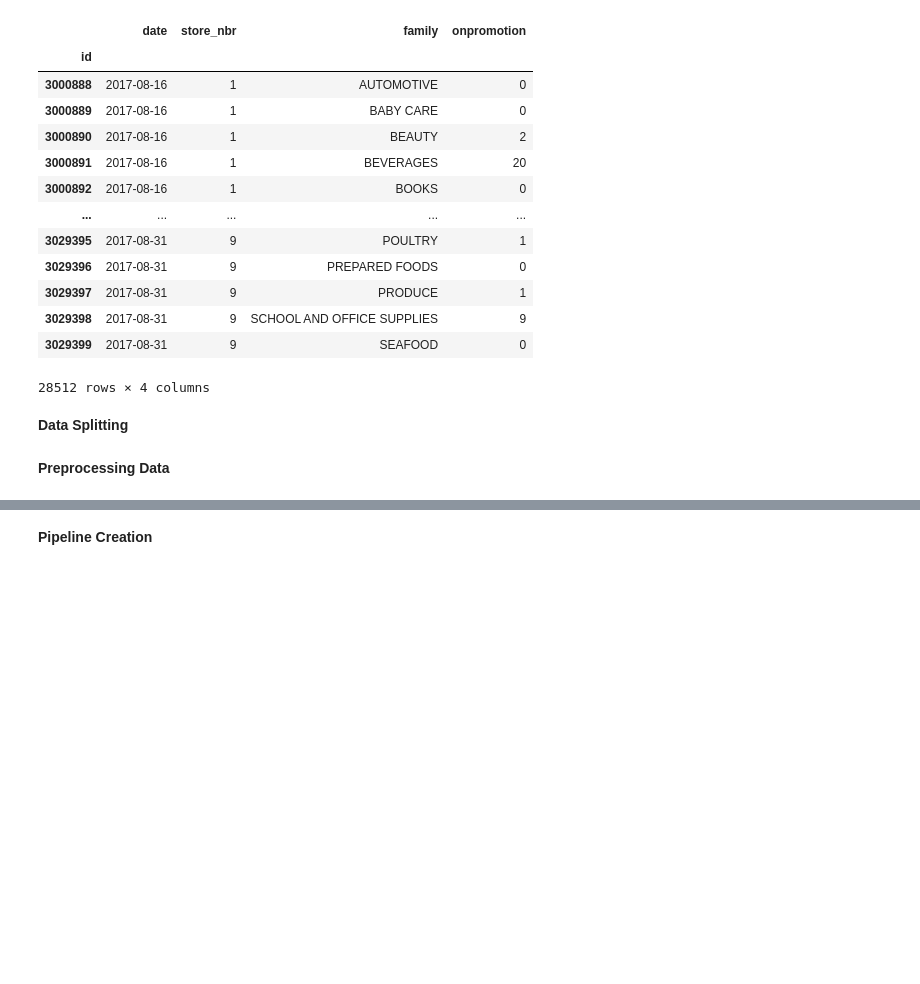
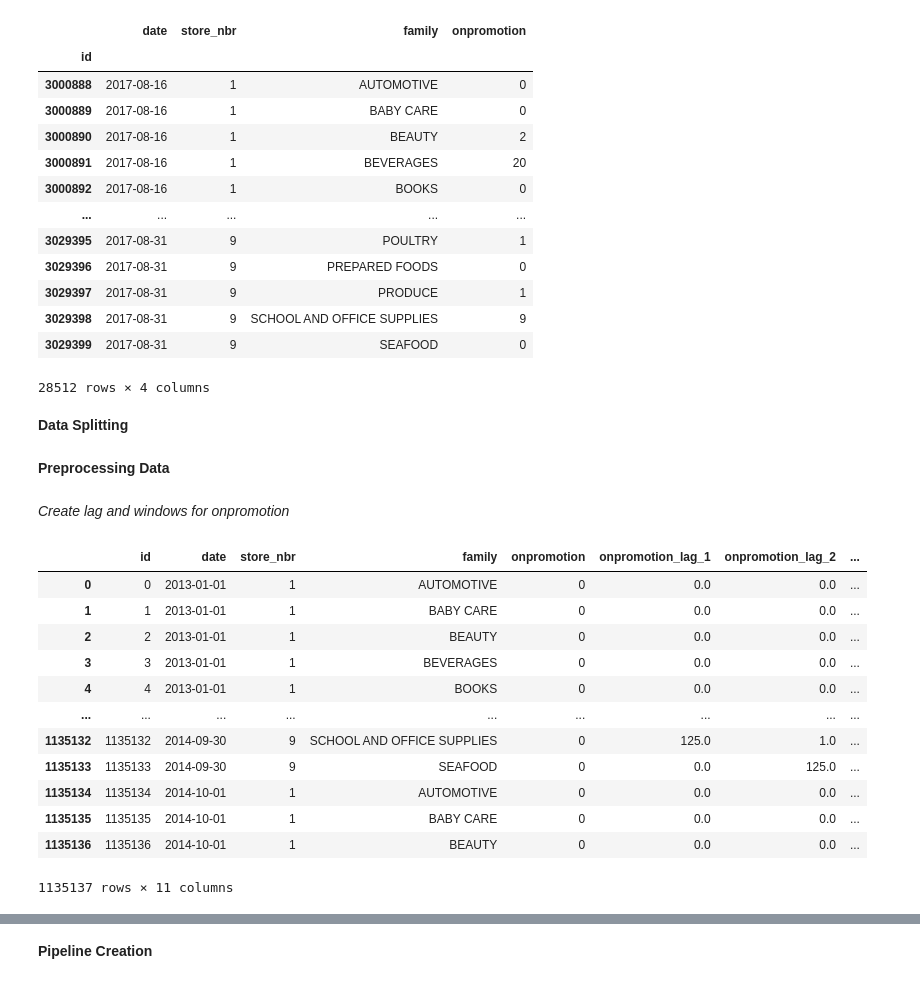
Before and after one commit to cartwatson/cs4320-group-proj, a Jupyter notebook: CS4320_Group_Proj.ipynb, the cells around one changed output, grey strips where cells are left out. Saved outputs shown, nothing was run; the diff lists cells and outputs as text; code cells hidden in the pictures; blank space fills up the shorter version.

Commit message:
add data preprocessing for lag and windows on promotion and weekend/holiday information

```diff
--- a/CS4320_Group_Proj.ipynb
+++ b/CS4320_Group_Proj.ipynb
@@ -72,3 +73,39 @@ y_train = train_df['sales']
 x_test = test_df.loc[:, test_df.columns != 'sales']
 # %% [markdown]
 **Preprocessing Data**
+# %% [markdown]
+*Create lag and windows for onpromotion*
+# %%
+# Creating lag features for the 'onpromotion' column for the past 3 days
+for lag in range(1, 4):  # 3 lags
+    x_train[f"onpromotion_lag_{lag}"] = x_train["onpromotion"].shift(lag)
+
+# Creating rolling window average and sum for the 'onpromotion' column for the past 7 days
+x_train["onpromotion_rolling_avg_7"] = x_train["onpromotion"].rolling(window=7).mean()
+x_train["onpromotion_rolling_sum_7"] = x_train["onpromotion"].rolling(window=7).sum()
+
+# Compute rate of change with a check for zero in the denominator
+denominator = x_train["onpromotion"].shift()
+numerator = x_train["onpromotion"].diff()
+x_train["onpromotion_rate_of_change"] = np.where(denominator != 0, numerator / denominator, 0)
+
+# Clean NaN's from data, replace with 0
+lag_and_window_columns = [col for col in x_train.columns if col.startswith("onpromotion_")]
+x_train[lag_and_window_columns] = x_train[lag_and_window_columns].fillna(0)
+
+# Display the first few rows to inspect the newly created features
+x_train.head(1135137)  # Displaying 1135137 rows to better see the populated rolling features (rare to see non zero/NaN values in the first few rows)
+# %% [output]
+|  | id | date | store_nbr | family | onpromotion | onpromotion_lag_1 | onpromotion_lag_2 | ... |
+| 0 | 0 | 2013-01-01 | 1 | AUTOMOTIVE | 0 | 0.0 | 0.0 | ... |
+| 1 | 1 | 2013-01-01 | 1 | BABY CARE | 0 | 0.0 | 0.0 | ... |
+| 2 | 2 | 2013-01-01 | 1 | BEAUTY | 0 | 0.0 | 0.0 | ... |
+| 3 | 3 | 2013-01-01 | 1 | BEVERAGES | 0 | 0.0 | 0.0 | ... |
+| 4 | 4 | 2013-01-01 | 1 | BOOKS | 0 | 0.0 | 0.0 | ... |
+| ... | ... | ... | ... | ... | ... | ... | ... | ... |
+| 1135132 | 1135132 | 2014-09-30 | 9 | SCHOOL AND OFFICE SUPPLIES | 0 | 125.0 | 1.0 | ... |
+| 1135133 | 1135133 | 2014-09-30 | 9 | SEAFOOD | 0 | 0.0 | 125.0 | ... |
+| 1135134 | 1135134 | 2014-10-01 | 1 | AUTOMOTIVE | 0 | 0.0 | 0.0 | ... |
+| 1135135 | 1135135 | 2014-10-01 | 1 | BABY CARE | 0 | 0.0 | 0.0 | ... |
+| 1135136 | 1135136 | 2014-10-01 | 1 | BEAUTY | 0 | 0.0 | 0.0 | ... |
+1135137 rows × 11 columns
```
Also changed, not shown: parts of 9 cells of this notebook.
